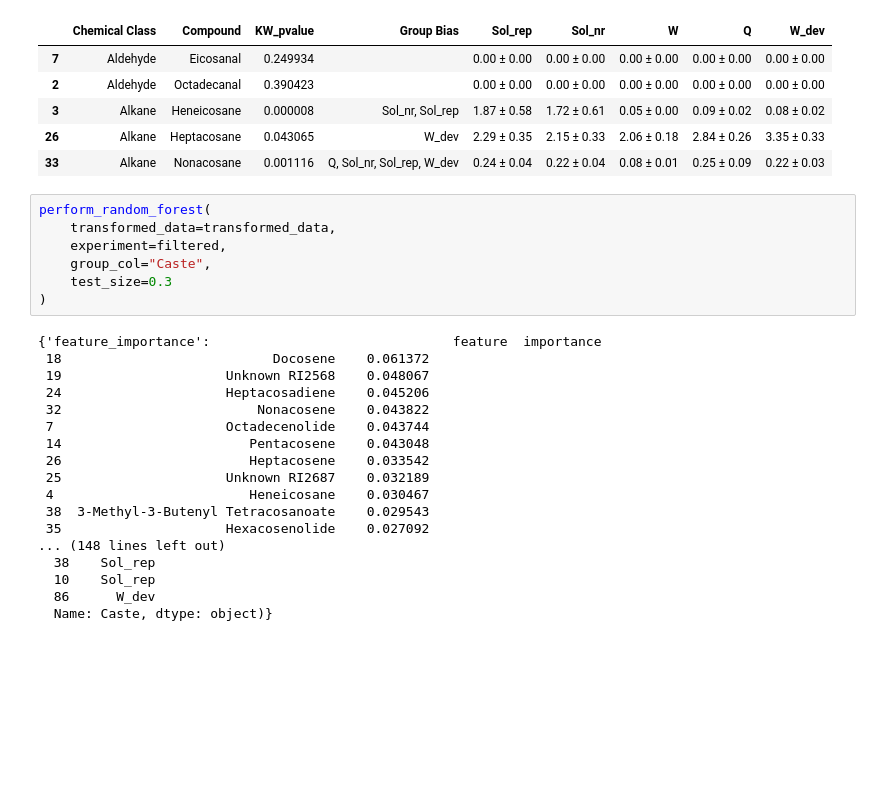
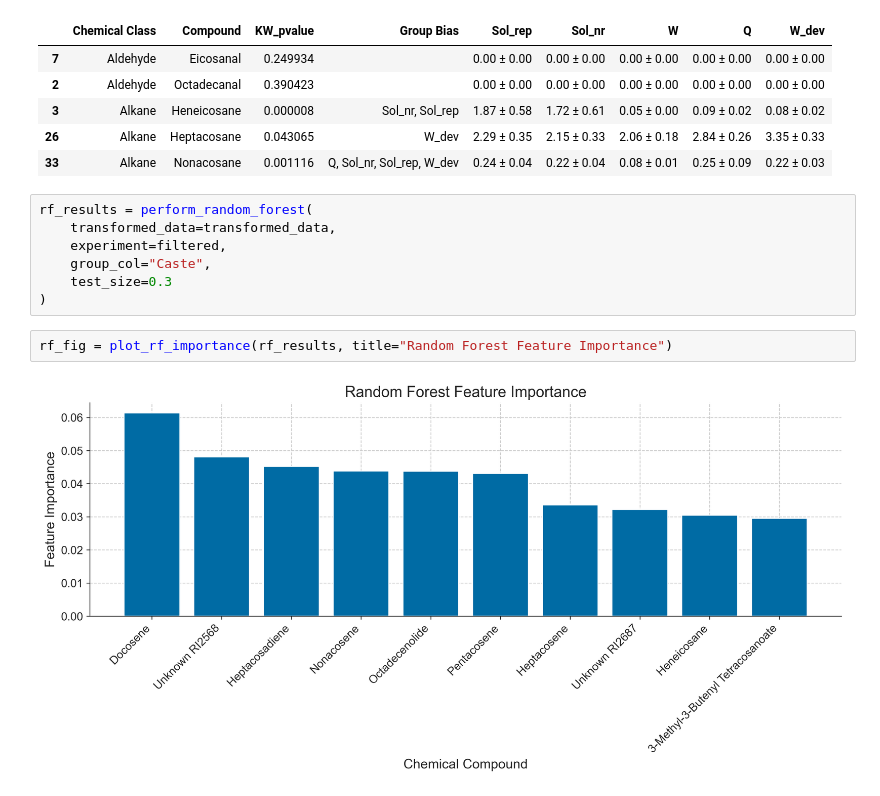
Before and after one commit to Wolfffff/chemoecology-tools, a Jupyter notebook: docs/notebooks/example.ipynb, the cells around one changed output. Drawn from its saved outputs; the diff is of its cells as text; blank space fills up the shorter version.

```diff
--- a/docs/notebooks/example.ipynb
+++ b/docs/notebooks/example.ipynb
@@ -168,27 +170,13 @@ enrichment_table.head()
 | 26 | Alkane | Heptacosane | 0.043065 | W_dev | 2.29 ± 0.35 | 2.15 ± 0.33 | 2.06 ± 0.18 | 2.84 ± 0.26 | 3.35 ± 0.33 |
 | 33 | Alkane | Nonacosane | 0.001116 | Q, Sol_nr, Sol_rep, W_dev | 0.24 ± 0.04 | 0.22 ± 0.04 | 0.08 ± 0.01 | 0.25 ± 0.09 | 0.22 ± 0.03 |
 # %%
-perform_random_forest(
+rf_results = perform_random_forest(
     transformed_data=transformed_data,
     experiment=filtered,
     group_col="Caste",
     test_size=0.3
 )
-# %% [output]
-{'feature_importance':                               feature  importance
- 18                           Docosene    0.061372
- 19                     Unknown RI2568    0.048067
- 24                     Heptacosadiene    0.045206
- 32                         Nonacosene    0.043822
- 7                      Octadecenolide    0.043744
- 14                        Pentacosene    0.043048
- 26                        Heptacosene    0.033542
- 25                     Unknown RI2687    0.032189
- 4                         Heneicosane    0.030467
- 38  3-Methyl-3-Butenyl Tetracosanoate    0.029543
- 35                     Hexacosenolide    0.027092
-... (148 lines left out)
-  38    Sol_rep
-  10    Sol_rep
-  86      W_dev
-  Name: Caste, dtype: object)}
+# %%
+rf_fig = plot_rf_importance(rf_results, title="Random Forest Feature Importance")
+# %% [output]
+[figure, added]
```
Also changed, not shown: parts of 6 cells of this notebook.
